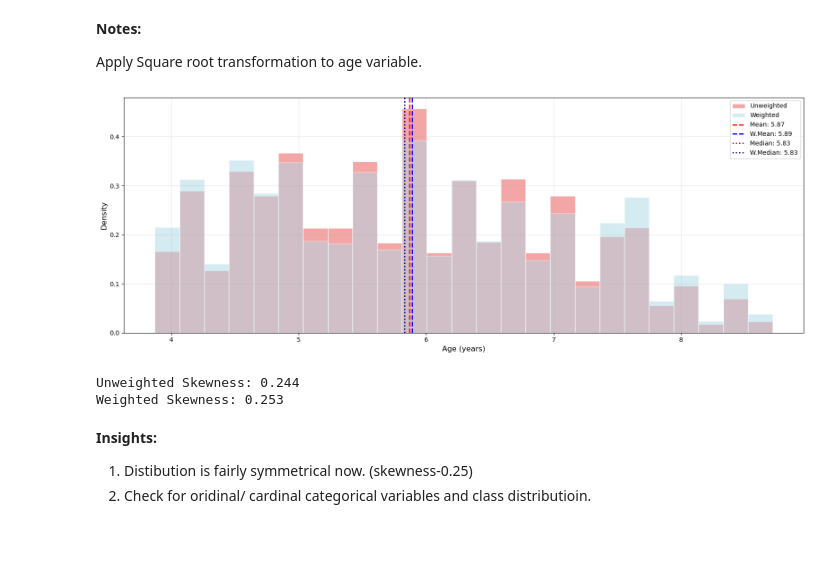
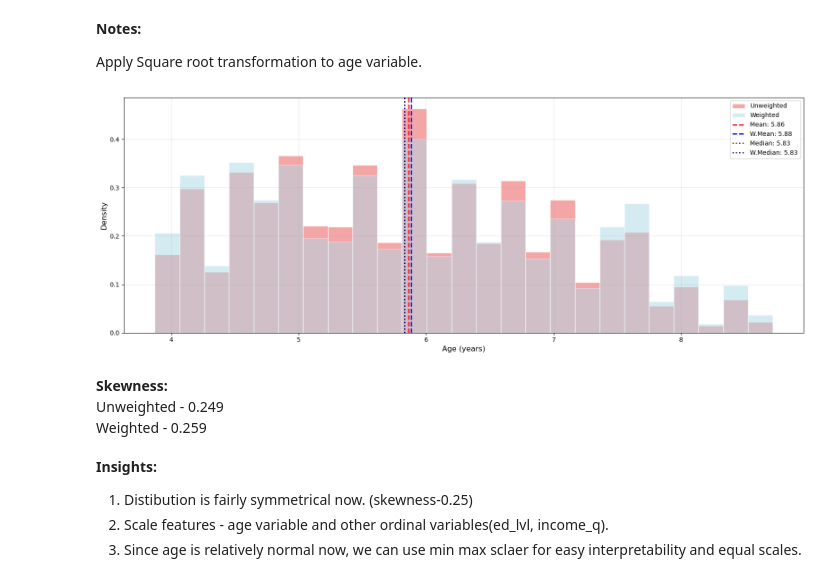
Before and after one commit to PuneethRaavi/ML_Project, a Jupyter notebook: Codes/FeatureEngineering.ipynb, the cells around one changed output. Saved outputs shown, nothing was run; the diff lists cells and outputs as text; code cells hidden in the pictures; blank space fills up the shorter version.

```diff
--- a/Codes/FeatureEngineering.ipynb
+++ b/Codes/FeatureEngineering.ipynb
@@ -77,0 +395,23 @@ Data Info:
+# %%
+# Encode Variables (OneHot, Reencode(0,1))
+df=trimmed_and_merged_df
+encoded_data = df.copy()
+categorical_vars = [col for col in encoded_data.columns if col not in ['age', 'wgt']]
+binary_vars = [col for col in categorical_vars if encoded_data[col].nunique() == 2]
+multiclass_vars = [col for col in categorical_vars if encoded_data[col].nunique() > 2]
+ordinal_vars = ['income_q', 'ed_lvl']
+exclude_vars = ['account', 'savings', 'loans'] + ordinal_vars
+
+# Integer encode binary variables
+binary_to_encode = [col for col in binary_vars if col not in exclude_vars]
+for col in binary_to_encode:
+    encoded_data[col] = encoded_data[col].replace({1: 0, 2: 1})
+
+# One-hot encode multiclass variables (excluding ordinal variables)
+multiclass_to_encode = [col for col in multiclass_vars if col not in exclude_vars]
+encoded_data = pd.get_dummies(encoded_data, columns=multiclass_to_encode, drop_first=True)
+
+display(HTML('<span style="font-weight:bold;">Data Shape:</span> ' + str(encoded_data.shape)))
+display(HTML('<span style="font-weight:bold;">Data Preview:</span>'))
+display(encoded_data.head().style.set_table_styles([{'selector': 'th.row_heading', 'props': [('min-width', '50px')]}]))
+display(encoded_data.tail().style.set_table_styles([{'selector': 'th.row_heading', 'props': [('min-width', '50px')]}]))
@@ -136,13 +492,14 @@ ax2.grid(True, alpha=0.3)
 Trim the outliers. (Age>76)
 # %%
 # Trim Outliers and Check for Skewness
-trimmed_data = preprocessed_data[preprocessed_data['age'] <= 76].copy()
-display(HTML('<span style="font-weight:bold;">Data Shape:</span> ' + str(preprocessed_data.shape)))
+df=encoded_data
+trimmed_data = df[df['age'] <= 76].copy()
+display(HTML('<span style="font-weight:bold;">Data Shape:</span> ' + str(trimmed_data.shape)))
+display(HTML('<span style="font-weight:bold;">Rows Trimmed:</span> ' + f"{-trimmed_data.shape[0] + df.shape[0]} ({(-trimmed_data.shape[0] + df.shape[0]) / df.shape[0] * 100:.1f})%"))
 
 age_data = trimmed_data['age']
 weights = trimmed_data['wgt']
 wt_age_data = np.repeat(age_data, np.round(weights * 100).astype(int))
 
-print(f"Unweighted Skewness: {stats.skew(age_data):.3f}")
-print(f"Weighted Skewness: {stats.skew(wt_age_data):.3f}")
+display(HTML('<span style="font-weight:bold;">Skewness:</span><br>Unweighted - {:.3f}<br>Weighted - {:.3f}'.format(stats.skew(age_data), stats.skew(wt_age_data))))
 # %% [output]
@@ -158,37 +517,39 @@ Weighted Skewness: 0.549
 Apply Square root transformation to age variable.
 # %%
 # Apply Square Root Transformation and Check for Skewness
-transformed_data=trimmed_data.copy()
+df=trimmed_data
+transformed_data=df.copy()
 transformed_data['age_sqrt'] = np.sqrt(transformed_data['age'])
 
-age_data = trimmed_data['age_sqrt']
-weights = trimmed_data['wgt']
+age_data = transformed_data['age_sqrt']
+weights = transformed_data['wgt']
 wt_age_data = np.repeat(age_data, np.round(weights * 100).astype(int))
 
 # 1. Histogram (Distribution)
 plt.figure(figsize=(16, 6))
 plt.hist(age_data, bins=25, alpha=0.7, color='lightcoral', edgecolor='white', density=True, label='Unweighted')
 plt.hist(age_data, bins=25, weights=weights, density=True, alpha=0.5, color='lightblue', edgecolor='white', label='Weighted')
 plt.axvline(age_data.mean(), color='red', linestyle='--', linewidth=2, label=f'Mean: {age_data.mean():.2f}')
 plt.axvline(float(np.average(age_data, weights=weights)), color='blue', linestyle='--', linewidth=2, label=f'W.Mean: {float(np.average(age_data, weights=weights)):.2f}')
 plt.axvline(age_data.median(), color='darkred', linestyle=':', linewidth=2, label=f'Median: {age_data.median():.2f}')
 plt.axvline(float(np.median(wt_age_data)), color='darkblue', linestyle=':', linewidth=2, label=f'W.Median: {float(np.median(wt_age_data)):.2f}')
 
 plt.xlabel('Age (years)', fontsize=12)
 plt.ylabel('Density', fontsize=12)
 
 plt.legend(fontsize=10)
 plt.grid(True, alpha=0.3)
 plt.tight_layout()
 plt.show()
 
-print(f"Unweighted Skewness: {stats.skew(age_data):.3f}")
-print(f"Weighted Skewness: {stats.skew(wt_age_data):.3f}")
+display(HTML('<span style="font-weight:bold;">Skewness:</span><br>Unweighted - {:.3f}<br>Weighted - {:.3f}'.format(stats.skew(age_data), stats.skew(wt_age_data))))
 # %% [output]
-[figure, old version]
+[figure, new version]
-Unweighted Skewness: 0.244
-Weighted Skewness: 0.253
+Skewness:
+Unweighted - 0.249
+Weighted - 0.259
 # %% [markdown]
 **Insights:**
 1. Distibution is fairly symmetrical now. (skewness-0.25)
-2. Check for oridinal/ cardinal categorical variables and class distributioin.
+2. Scale features - age variable and other ordinal variables(ed_lvl, income_q).
+3. Since age is relatively normal now, we can use min max sclaer for easy interpretability and equal scales.
```
Also changed, not shown: parts of 26 cells of this notebook, 7 other files.
